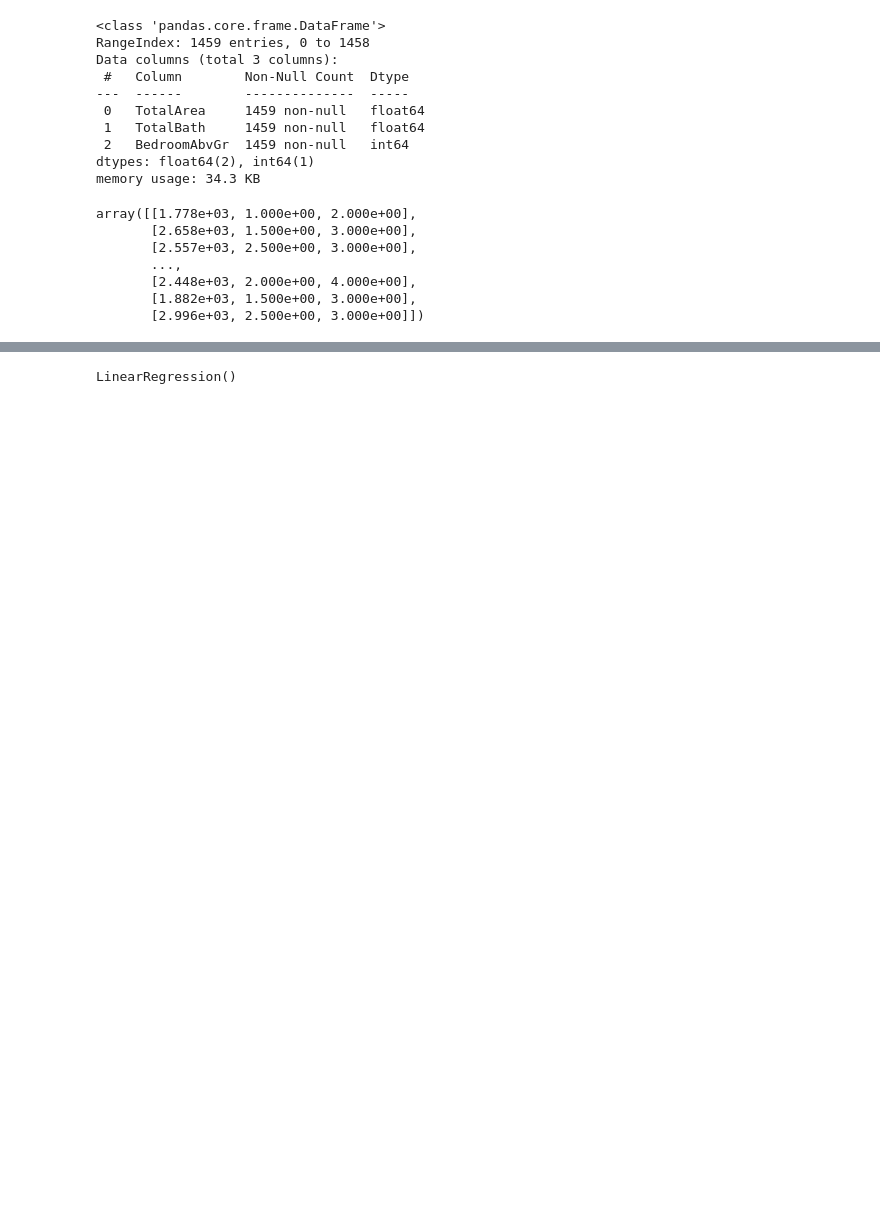
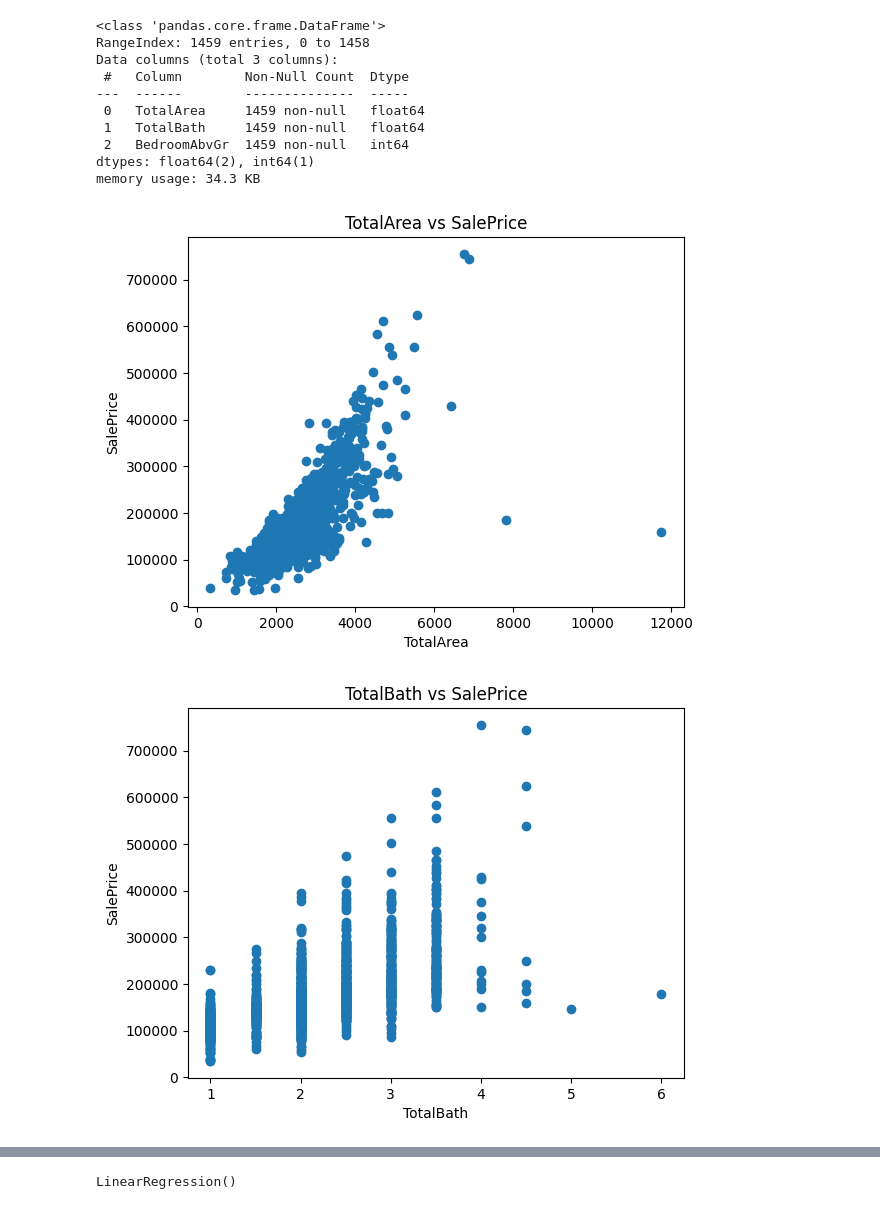
Before and after one commit to krishpansara/PRODIGY_ML_01, a Jupyter notebook: house-prices-linearregression.ipynb, the cells around one changed output, grey strips where cells are left out. Drawn from its saved outputs; the diff is of its cells as text; code cells hidden in the pictures; blank space fills up the shorter version.

```diff
--- a/house-prices-linearregression.ipynb
+++ b/house-prices-linearregression.ipynb
@@ -132,17 +147,17 @@ Data columns (total 3 columns):
  2   BedroomAbvGr  1459 non-null   int64
 dtypes: float64(2), int64(1)
 memory usage: 34.3 KB
-# %%
-from sklearn.impute import SimpleImputer
-si = SimpleImputer()
-
-si.fit_transform(final_df[['TotalArea', 'TotalBath', 'BedroomAbvGr']])
-si.transform(final_test_df)
-# %% [output]
-array([[1.778e+03, 1.000e+00, 2.000e+00],
-       [2.658e+03, 1.500e+00, 3.000e+00],
-       [2.557e+03, 2.500e+00, 3.000e+00],
-       ...,
-       [2.448e+03, 2.000e+00, 4.000e+00],
-       [1.882e+03, 1.500e+00, 3.000e+00],
-       [2.996e+03, 2.500e+00, 3.000e+00]])
+# %%
+FEATURES = ['TotalArea', 'TotalBath', 'BedroomAbvGr']
+TARGET = "SalePrice"
+# %%
+for col in FEATURES:
+    plt.figure()
+    plt.scatter(final_df[col], final_df[TARGET])
+    plt.xlabel(col)
+    plt.ylabel(TARGET)
+    plt.title(f"{col} vs {TARGET}")
+    plt.show()
+# %% [output]
+[figure, added]
+[figure, added]
```
Also changed, not shown: parts of 12 cells of this notebook.
